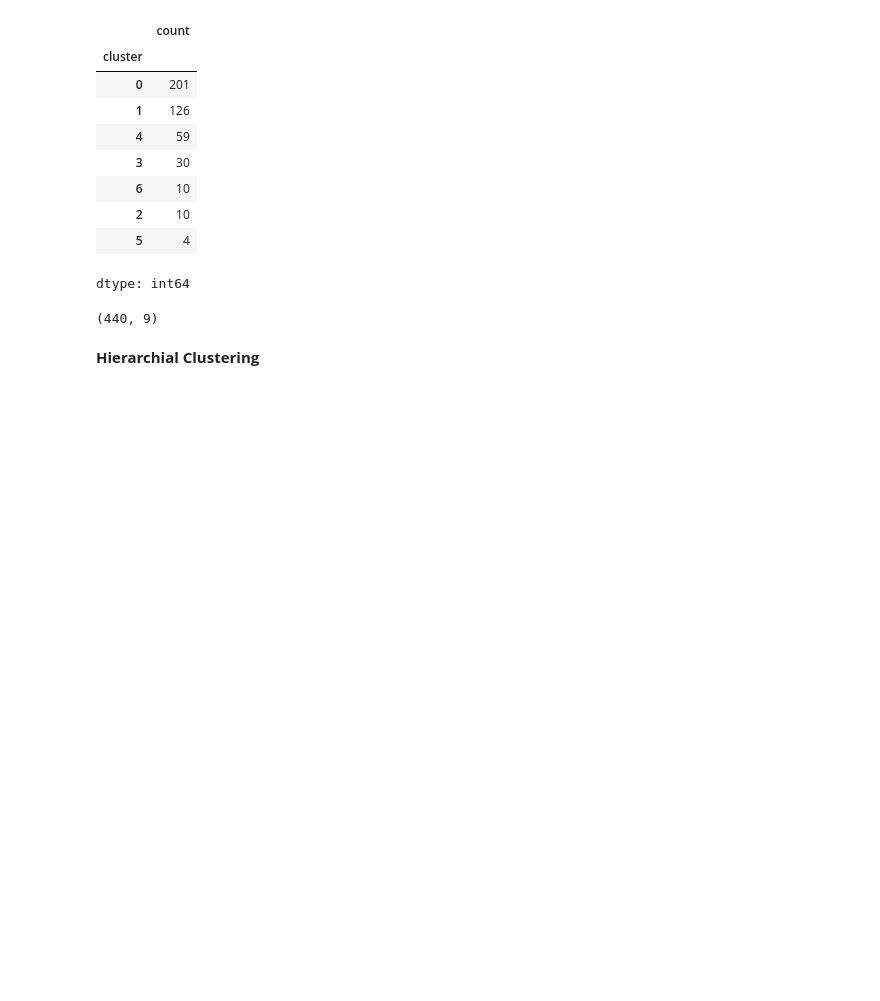
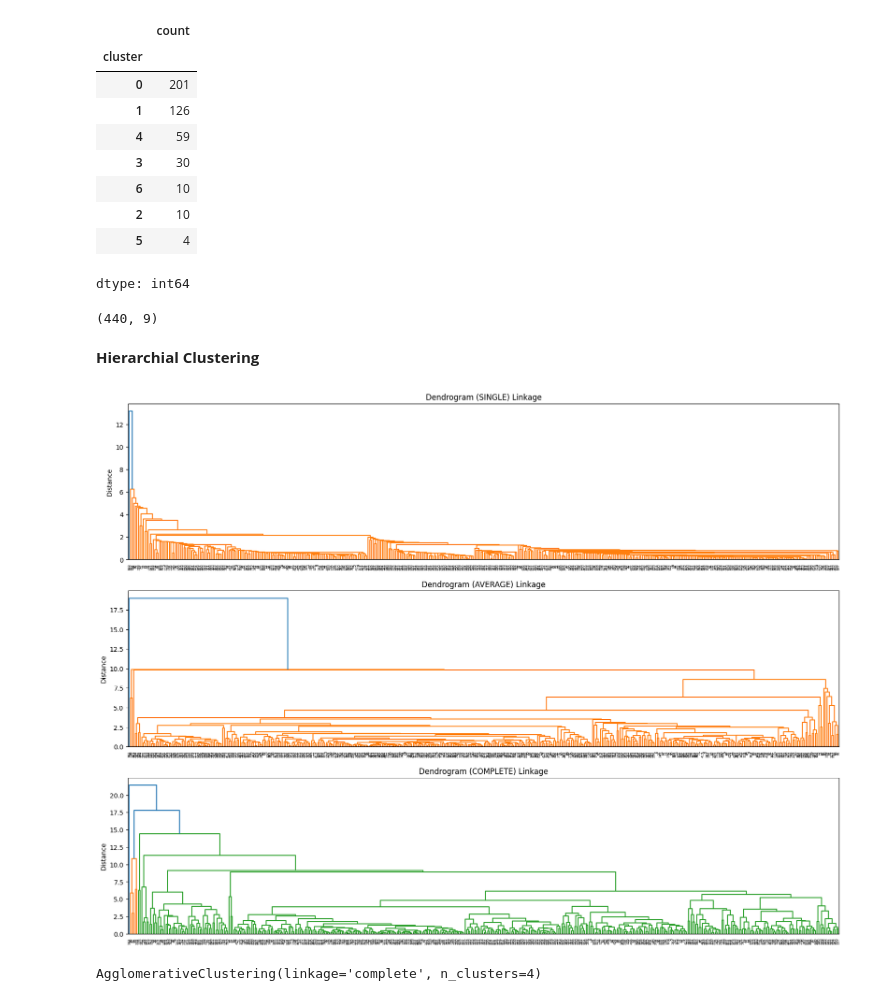
Before and after one commit to VadymKalin/nvidia_certified_associate_generative_ai_llms, a Jupyter notebook: Clustering.ipynb, the cells around one changed output. Drawn from its saved outputs; the diff is of its cells as text; code cells hidden in the pictures; blank space fills up the shorter version.

```diff
--- a/Clustering.ipynb
+++ b/Clustering.ipynb
@@ -135,3 +135,23 @@ data.shape
 (440, 9)
 # %% [markdown]
 **Hierarchial Clustering**
+# %%
+from scipy.cluster.hierarchy import dendrogram,linkage
+
+methods = ['single','average','complete']
+
+fig,axes = plt.subplots(len(methods), 1, figsize=(20,15))
+
+for i,method in enumerate(methods):
+    z = linkage(data_scaled, metric='euclidean', method=method)
+    dendrogram(z,ax=axes[i]);
+    axes[i].set_title(f"Dendrogram ({method.upper()}) Linkage")
+    axes[i].set_ylabel('Distance')
+# %% [output]
+[figure, added]
+# %%
+from sklearn.cluster import AgglomerativeClustering
+hierarchial = AgglomerativeClustering(n_clusters=4, metric='euclidean',linkage='complete')
+hierarchial.fit(data_scaled)
+# %% [output]
+AgglomerativeClustering(linkage='complete', n_clusters=4)
```
Also changed, not shown: parts of 3 cells of this notebook.
